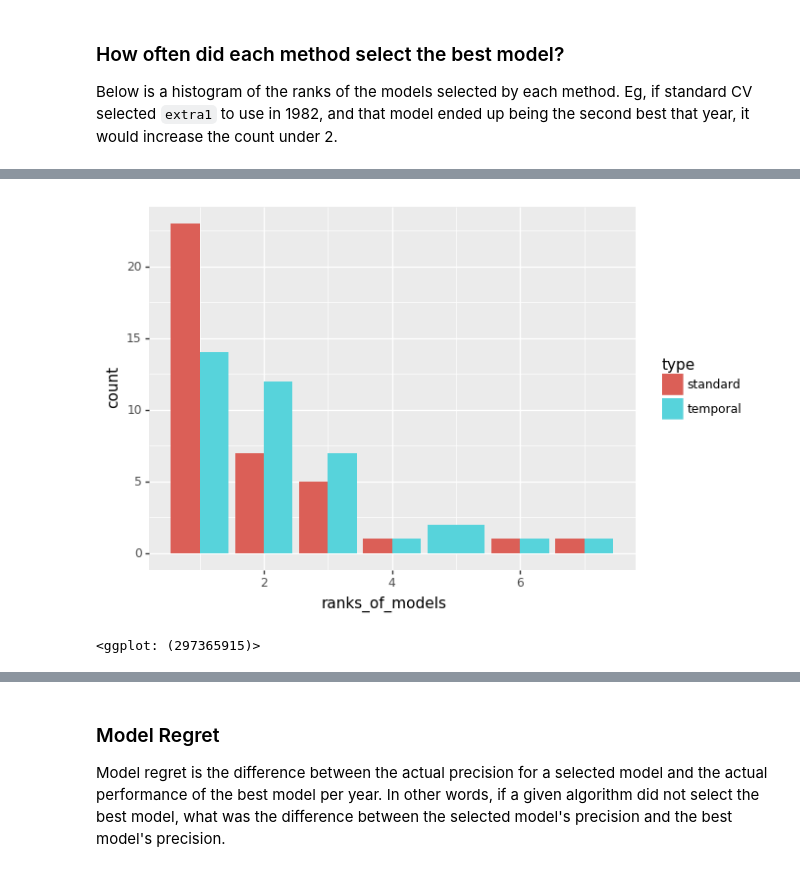
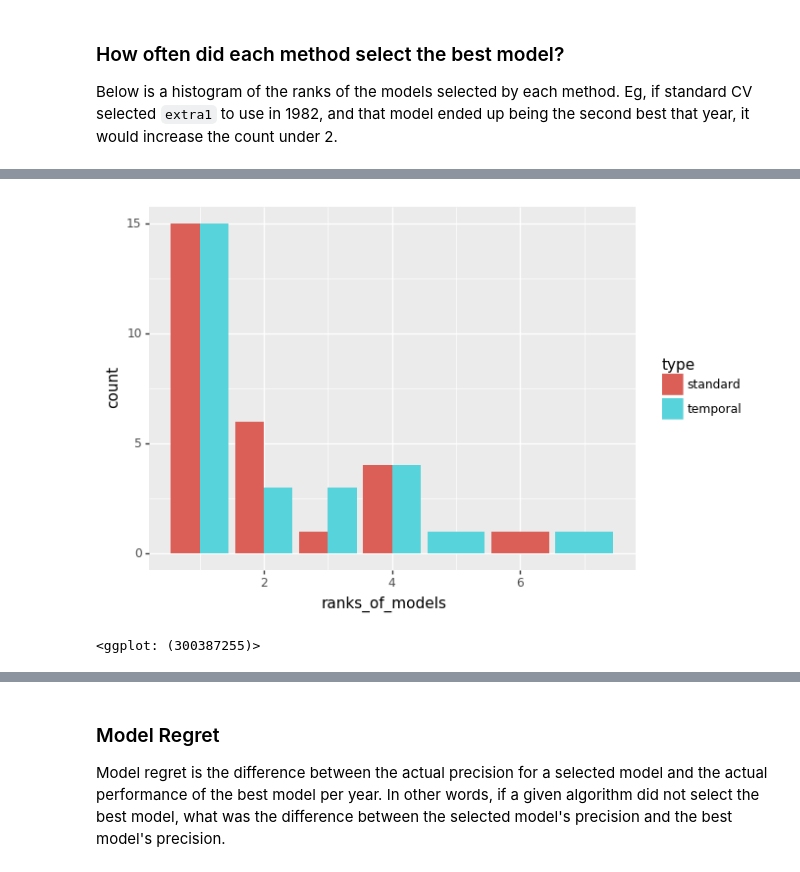
Before and after one commit to dssg/hitchhikers-guide, a Jupyter notebook: curriculum/3_modeling_and_machine_learning/machine-learning/CV_methods_comparison.ipynb, the cells around one changed output, grey strips where cells are left out. Saved outputs shown, nothing was run; the diff lists cells and outputs as text; code cells hidden in the pictures.

```diff
--- a/curriculum/3_modeling_and_machine_learning/machine-learning/CV_methods_comparison.ipynb
+++ b/curriculum/3_modeling_and_machine_learning/machine-learning/CV_methods_comparison.ipynb
@@ -817,0 +833,4 @@ def precision_at_abs(labels, predictions_proba):
+# %%
+fold_maker = KFold(n_splits=5, shuffle=True, random_state=4312)
+# %%
+indices = {}
@@ -952,37 +993,35 @@ for validation_yr in validation_years:
     for model in clfs:
         row_dict = {}
         row_dict["model"] = model
-        row_dict["cv_end"] = validation_yr
-        row_dict["mean_val_precision"] = c_temporal_results_df[\
-                  (c_temporal_results_df.validation_year <= validation_yr) \
-                & (c_temporal_results_df.validation_year >= validation_yr - rolling_avg_num_years) \
-                & (c_temporal_results_df.model == model)]["val_precision"].mean()
+        row_dict["validation_year"] = validation_yr
+        row_dict["estimated_precision"] = c_temporal_cv_results_df[\
+                  (c_temporal_cv_results_df.validation_year <= validation_yr) \
+                & (c_temporal_cv_results_df.validation_year >= validation_yr - (rolling_avg_num_years - 1)) \
+                & (c_temporal_cv_results_df.model == model)]["val_precision"].mean()
         rows_list.append(row_dict)
 
 c_grouped_temporal_cv_results = pd.DataFrame(rows_list)
 
-# Finding the models with the lowest average cv_error for each year
-c_temporal_cv_best_models = c_grouped_temporal_cv_results.loc[c_grouped_temporal_cv_results.groupby(['cv_end'])\
-                                                             ['mean_val_precision'].idxmax()]
+# Finding the models with the highest estimated precision for each year
+c_temporal_cv_best_models = c_grouped_temporal_cv_results.loc[c_grouped_temporal_cv_results.groupby(['validation_year'])\
+                                                             ['estimated_precision'].idxmax()]
 
-# Going from cv_end year to test year
-c_temporal_cv_best_models.rename(columns={"cv_end":"test_year"}, inplace=True)
-c_temporal_cv_best_models["test_year"] = c_temporal_cv_best_models["test_year"] + 1
+# Going from validation year to test year
+c_temporal_cv_best_models.rename(columns={"validation_year":"test_year"}, inplace=True)
+c_temporal_cv_best_models["test_year"] = c_temporal_cv_best_models["test_year"] + 4
 
-c_temporal_cv_best_models = c_temporal_cv_best_models[c_temporal_cv_best_models.test_year != test_end_year]
-
-
+# Comparing estimated precision to actual precision
 test_precisions = []
 for index, row in c_temporal_cv_best_models.iterrows():
     test_yr = row["test_year"]
     model = row["model"]
 
-    test_prec = c_temporal_results_df[(c_temporal_results_df.validation_year == test_yr)
-                                     & (c_temporal_results_df.model == model)].iloc[0]["val_precision"]
+    test_prec = c_temporal_cv_results_df[(c_temporal_cv_results_df.validation_year == test_yr)
+                                       & (c_temporal_cv_results_df.model == model)].iloc[0]["val_precision"]
 
     test_precisions.append(test_prec)
 
-c_temporal_cv_best_models["test_precisions"] = test_precisions
+c_temporal_cv_best_models["actual_precision"] = test_precisions
 
 c_temporal_cv_best_models["type"] = "temporal"
 # %%
@@ -1003,7 +1042,7 @@ c_temporal_cv_best_models.head(10)
 ### Results Comparison
 # %%
 c_temp_vs_std = pd.concat([c_standard_cv_best_models, c_temporal_cv_best_models]).sort_values(by="test_year")
-c_temp_vs_std["diff_in_prec"] = c_temp_vs_std["mean_val_precision"] - c_temp_vs_std["test_precisions"]
-c_temp_vs_std["abs_diff_in_prec"] = abs(c_temp_vs_std["mean_val_precision"] - c_temp_vs_std["test_precisions"])
+c_temp_vs_std["diff_in_prec"] = c_temp_vs_std["estimated_precision"] - c_temp_vs_std["actual_precision"]
+c_temp_vs_std["abs_diff_in_prec"] = abs(c_temp_vs_std["diff_in_prec"])
 c_temp_vs_std.head(6)
 # %% [output]
@@ -1144,23 +1196,22 @@ Below is a histogram of the ranks of the models selected by each method. Eg, if
 # %%
-c_for_ranking = c_temporal_results_df.pivot(index='validation_year', columns='model', values='val_precision')
+c_for_ranking = c_temporal_cv_results_df.pivot(index='validation_year', columns='model', values='val_precision')
 c_rank = c_for_ranking.rank(axis=1, ascending=False, method='min')
 
 ranks = []
 for i, row in c_temp_vs_std.iterrows():
     year = row["test_year"]
     model = row["model"]
 
-    if year != test_end_year:
-        ranks.append(c_rank.at[year, model])
+    ranks.append(c_rank.at[year, model])
 
 c_temp_vs_std["ranks_of_models"] = ranks
 
 (ggplot(c_temp_vs_std[c_temp_vs_std.test_year != test_end_year], aes(x="ranks_of_models"))
     + geom_bar(aes(fill = "type"), position = "dodge")
 )
 # %% [output]
-[figure, old version]
+[figure, new version]
-<ggplot: (297365915)>
+<ggplot: (300387255)>
 # %%
 # The average rank of the model selected
 c_temp_vs_std.groupby(["type"])["ranks_of_models"].mean()
```
Also changed, not shown: parts of 45 cells of this notebook, 4 other files.
